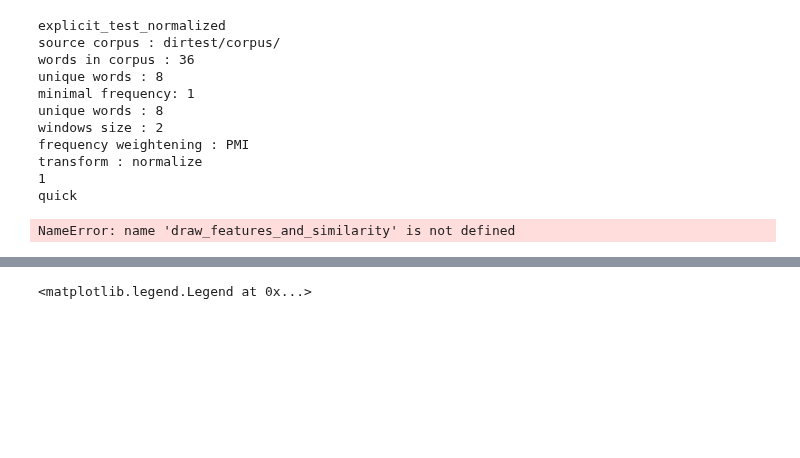
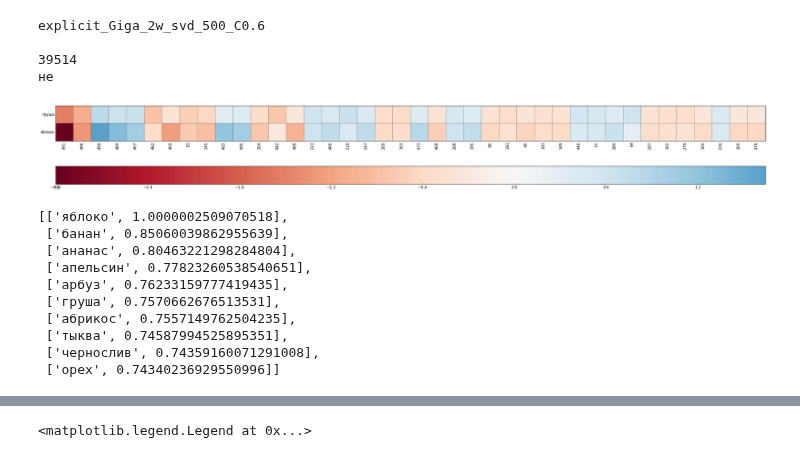
Before and after one commit to undertherain/vsmlib, a Jupyter notebook: python/matrices.ipynb, the cells around one changed output, grey strips where cells are left out. Drawn from its saved outputs; the diff is of its cells as text; code cells hidden in the pictures; blank space fills up the shorter version.

```diff
--- a/python/matrices.ipynb
+++ b/python/matrices.ipynb
@@ -25,7 +25,7 @@ from io import BytesIO
 import vsmlib
 from vsmlib.visualize import draw_features,draw_features_and_similarity,plotvectors,wordlist_to_rows,rows_to_img_array
 %matplotlib inline
-mpl.rcParams['figure.figsize'] = (34, 8.0)
+mpl.rcParams['figure.figsize'] = (60.0, 20.0)
 import brewer2mpl
 # %%
 def display_pil_image(im):
@@ -68,37 +65,44 @@ Sparsity = 31.2500%
 # %%
 #m.clip_negatives()
 #m = svd;
-m.normalize()
+#m.normalize()
 print(m.name)
 print(m.provenance)
 print(m.vocabulary.get_id("quick"))
 print(m.vocabulary.get_word_by_id(1))
 #m.vocabulary.lst_words
 # %% [output]
-explicit_test_normalized
-source corpus : dirtest/corpus/
-words in corpus : 36
-unique words : 8
-minimal frequency: 1
-unique words : 8
-windows size : 2
-frequency weightening : PMI
-transform : normalize
-1
-quick
+explicit_Giga_2w_svd_500_C0.6
+
+39514
+не
 # %%
 #words_of_interest=["germany","berlin","japan","tokyo"]
 #words_of_interest=["fast","quick","rapid", "swift", "slow","sluggish", "delayed","apple"]
-words_of_interest=["apple","banana","pear"]
-words_of_interest=["quick","fast"]
-draw_features_and_similarity(m,words_of_interest)
-#draw_features(m,words_of_interest,num_features=40)
+#words_of_interest=["apple","banana","pear"]
+#words_of_interest=["quick","fast"]
+words_of_interest=["яблоко","груша"]
+#draw_features_and_similarity(m,words_of_interest)
+draw_features(m,words_of_interest,num_features=40)
 
 #plotvectors(m)
 #print(1)
 #m.viz_wordlist(words_of_interest,colored=True,show_legend=True)
 # %% [output]
-NameError: name 'draw_features_and_similarity' is not defined
+[figure, added]
+# %%
+m.get_most_similar_words("яблоко")
+# %% [output]
+[['яблоко', 1.0000002509070518],
+ ['банан', 0.85060039862955639],
+ ['ананас', 0.80463221298284804],
+ ['апельсин', 0.77823260538540651],
+ ['арбуз', 0.76233159777419435],
+ ['груша', 0.7570662676513531],
+ ['абрикос', 0.7557149762504235],
+ ['тыква', 0.74587994525895351],
+ ['чернослив', 0.74359160071291008],
+ ['орех', 0.74340236929550996]]
 # %%
 v1=m.get_row("fast")
 lst_results=[]
```
Also changed, not shown: parts of 7 cells of this notebook, 3 other files.
